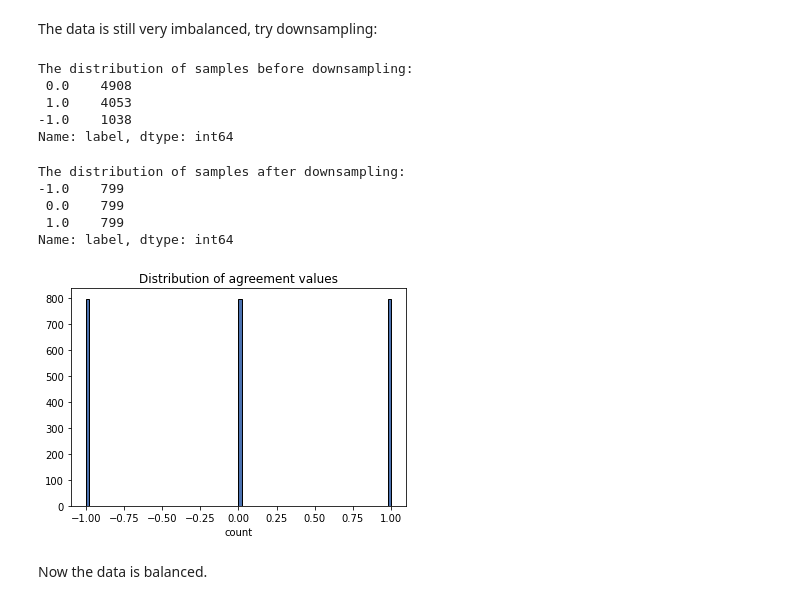
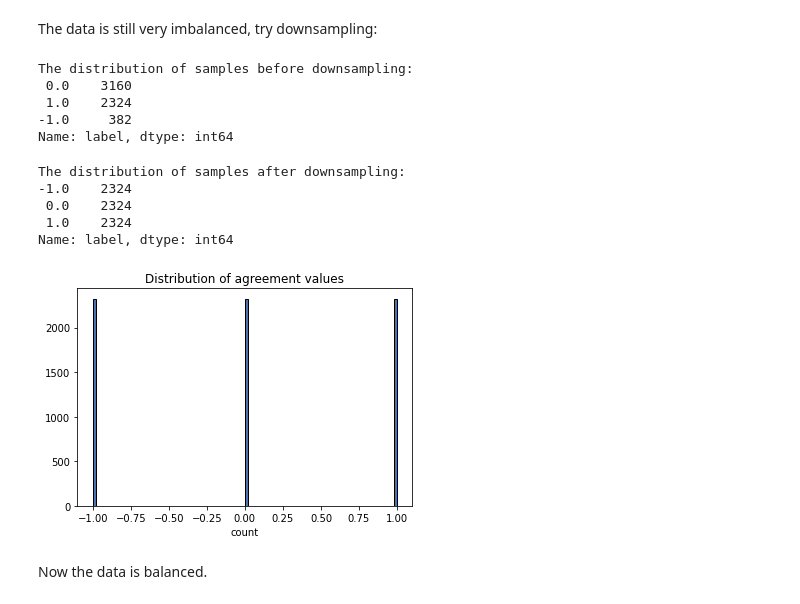
Before and after one commit to monicafar147/To-vaccinate-or-not-, a Jupyter notebook: main.ipynb, the cells around one changed output. Drawn from its saved outputs; the diff is of its cells as text; code cells hidden in the pictures.

Commit message:
upsampled

```diff
--- a/main.ipynb
+++ b/main.ipynb
@@ -170,7 +170,7 @@ To improve the model accuracy
 - only use 100% agreement
 # %%
 # Dropping rows where agreement is not 0.67
-data = train[train['agreement'] > 0.66]
+data = train[train['agreement'] > 0.67]
 # %%
 #looking at agreement column
 plt.hist(data['label'], bins = 100, edgecolor = 'k')
@@ -190,45 +190,45 @@ neutral = data[data['label']==0]
 anti = data[data['label']==-1]
 # %%
 # Downsampling the majority
-downsampled_pro = resample(pro,
+upsampled_anti = resample(anti,
                     replace=True,
-                    n_samples=len(anti),
+                    n_samples=len(pro),
                     random_state=42)
 
-downsampled_neutral = resample(neutral,
+upsampled_neutral = resample(neutral,
                     replace=True,
-                    n_samples=len(anti),
+                    n_samples=len(pro),
                     random_state=42)
 
 # Combine downsampled majority class with minority class
-downsampled = pd.concat([downsampled_pro,downsampled_neutral, anti])
+upsampled = pd.concat([pro,upsampled_neutral, upsampled_anti])
 # %%
 print('The distribution of samples before downsampling:')
-print(train['label'].value_counts())
+print(data['label'].value_counts())
 # %% [output]
 The distribution of samples before downsampling:
- 0.0    4908
- 1.0    4053
--1.0    1038
+ 0.0    3160
+ 1.0    2324
+-1.0     382
 Name: label, dtype: int64
 # %%
 # Check new class counts
 print('The distribution of samples after downsampling:')
-print(downsampled['label'].value_counts())
+print(upsampled['label'].value_counts())
 # %% [output]
 The distribution of samples after downsampling:
--1.0    799
- 0.0    799
- 1.0    799
+-1.0    2324
+ 0.0    2324
+ 1.0    2324
 Name: label, dtype: int64
 # %%
 #looking at agreement column
-plt.hist(downsampled['label'], bins = 100, edgecolor = 'k')
+plt.hist(upsampled['label'], bins = 100, edgecolor = 'k')
 plt.xlabel('count')
 plt.title('Distribution of agreement values')
 plt.show()
 # %% [output]
-[figure, old version]
+[figure, new version]
 # %% [markdown]
 Now the data is balanced.
 # %% [markdown]
```
Also changed, not shown: parts of 29 cells of this notebook.
